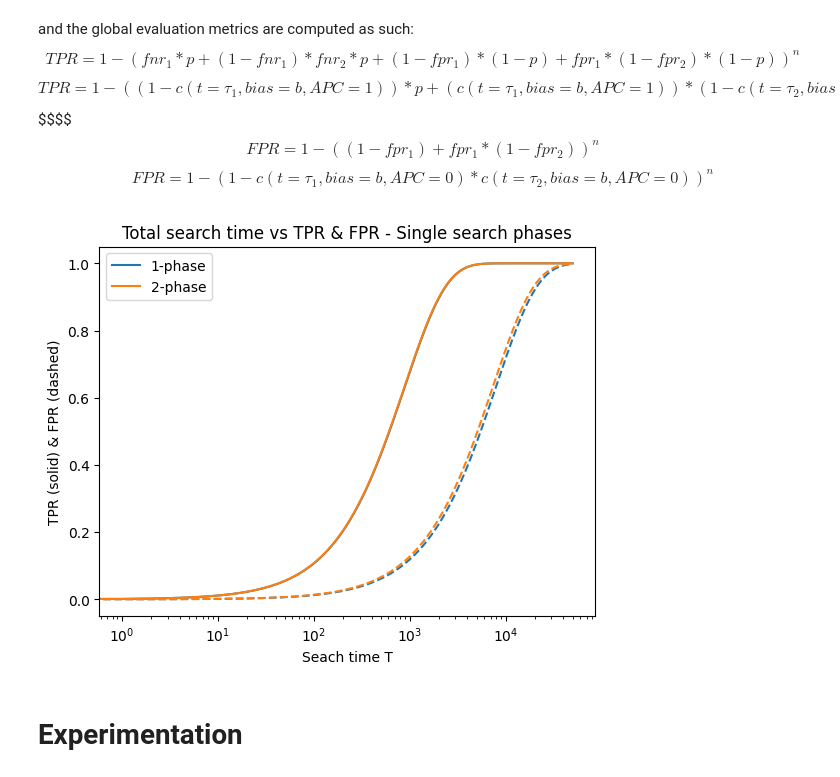
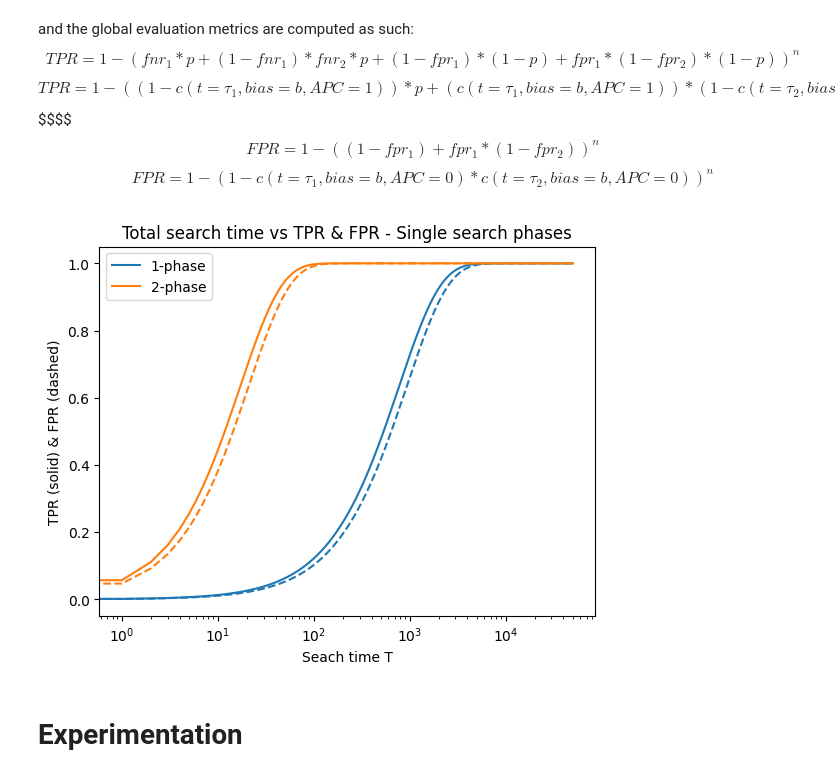
Before and after one commit to nikoczernin/tcells, a Jupyter notebook: baumgart_repro.ipynb, the cells around one changed output. Drawn from its saved outputs; the diff is of its cells as text; code cells hidden in the pictures.

```diff
--- a/baumgart_repro.ipynb
+++ b/baumgart_repro.ipynb
@@ -597,50 +597,56 @@ import numpy as np
 import matplotlib.pyplot as plt
 
 # basic params (feel free to experiment)
+lr = 1.2
+p = 0.01
+
+# Single phase
 tau = 13
-lr = 7
-p = 0.001
-bias = 0.5
+bias = 0.005
 # counts of APCs
 N = np.arange(0, 50_000)
 # dummy APCs
 APC_pos = StochasticAPC(bias=bias, learning_rate=lr, positive=True)
 APC_neg = StochasticAPC(bias=bias, learning_rate=lr, positive=False)
-
 # functions for the single phase search strategy
 i = 0
-get_TPR_sgl = lambda n, c_pos, c_neg: 1 - (1 -(c_pos(t=tau) * p + c_neg(t=tau) * (1 - p))) ** n
-get_FPR_sgl = lambda n, c_pos, c_neg: 1 - (1 - c_neg(t=tau)) ** n
+get_TPR_sgl = lambda n, c_pos, c_neg: 1 - (1 - (c_pos(tau) * p + c_neg(tau) * (1 - p))) ** n
+get_FPR_sgl = lambda n, c_pos, c_neg: 1 - (1 - c_neg(tau)) ** n
 # get the data
 TPR = [get_TPR_sgl(n, APC_pos.get_certainty, APC_neg.get_certainty) for n in N]
 plt.plot(N, TPR, color=plt.cm.tab10.colors[i], label=f"1-phase")
 FPR = [get_FPR_sgl(n, APC_pos.get_certainty, APC_neg.get_certainty) for n in N]
 plt.plot(N, FPR, color=plt.cm.tab10.colors[i], linestyle="dashed")
 
+# Double phase
+tau_1, tau_2 = 1, 8
+bias = 0.35
 # functions for the double phase search strategy
-tau_1, tau_2 = 5, 11
-bias = 0.93
 APC_pos = StochasticAPC(bias=bias, learning_rate=lr, positive=True)
 APC_neg = StochasticAPC(bias=bias, learning_rate=lr, positive=False)
 i = 1
-get_TPR_dbl = lambda n, c_pos, c_neg: 1-((1 - c_pos(t=tau_1)) * p + (c_pos(t=tau_1)) * (1 - c_pos(t=tau_2))  * p + (1-c_neg(t=tau_1)) * (1 - p) + c_neg(t=tau_1) * (1 - c_neg(t=tau_2)) * (1 - p)) ** n
-# get_TPR_dbl = lambda n, c_pos, c_neg: 1 - (1 - p - c_neg(t=tau_1) * c_neg(t=tau_2)) ** n
-get_FPR_dbl = lambda n, c_pos, c_neg: 1 - (1 - c_neg(t=tau_1) * c_neg(t=tau_2)) ** n
+# get_TPR_dbl = lambda n, c_pos, c_neg: 1 - ((1 - c_pos(tau_1)) * p + c_pos(tau_1) * (1 - c_pos(tau_2)) * p + (1 - c_neg(tau_2)) * (1 - p) + c_neg(tau_1) * (1 - c_neg(tau_2)) * (1 - p)) ** n
+# get_TPR_dbl = lambda n, c_pos, c_neg: 1 - ((1 - c_pos(tau_1)) * p + c_pos(tau_1) * (1 - c_pos(tau_2)) * p + (1 - c_neg(tau_1)) * (1 - p) + c_neg(tau_1) * (1 - c_neg(tau_2)) * (1 - p)) ** n
+
+# get_TPR_dbl = lambda n, c_pos, c_neg: 1 - ((1 - c_pos(tau_1)) * p + (1 - (1 - c_pos(tau_1))) * (1 - c_pos(tau_2)) * p + (1 - c_neg(tau_1)) * (1 - p) + c_neg(tau_1) * (1 - c_neg(tau_2)) * (1 - p)) ** n
+get_TPR_dbl = lambda n, c_pos, c_neg: 1 - (1 - p - c_neg(tau_1) * c_neg(tau_2)) ** n
+get_FPR_dbl = lambda n, c_pos, c_neg: 1 - (1 - c_neg(tau_1) * c_neg(tau_2)) ** n
+
 # get the data
 TPR = [get_TPR_dbl(n, APC_pos.get_certainty, APC_neg.get_certainty) for n in N]
 plt.plot(N, TPR, color=plt.cm.tab10.colors[i], label=f"2-phase")
 FPR = [get_FPR_dbl(n, APC_pos.get_certainty, APC_neg.get_certainty) for n in N]
 plt.plot(N, FPR, color=plt.cm.tab10.colors[i], linestyle="dashed")
 
 
 plt.xscale("log")   # make x-axis logarithmic
 plt.xlabel("Seach time T")
 plt.ylabel("TPR (solid) & FPR (dashed)")
 plt.title("Total search time vs TPR & FPR - Single search phases")
 plt.legend()
 plt.show()
 # %% [output]
-[figure, old version]
+[figure, new version]
 # %% [markdown]
 # Experimentation
 # %%
```
